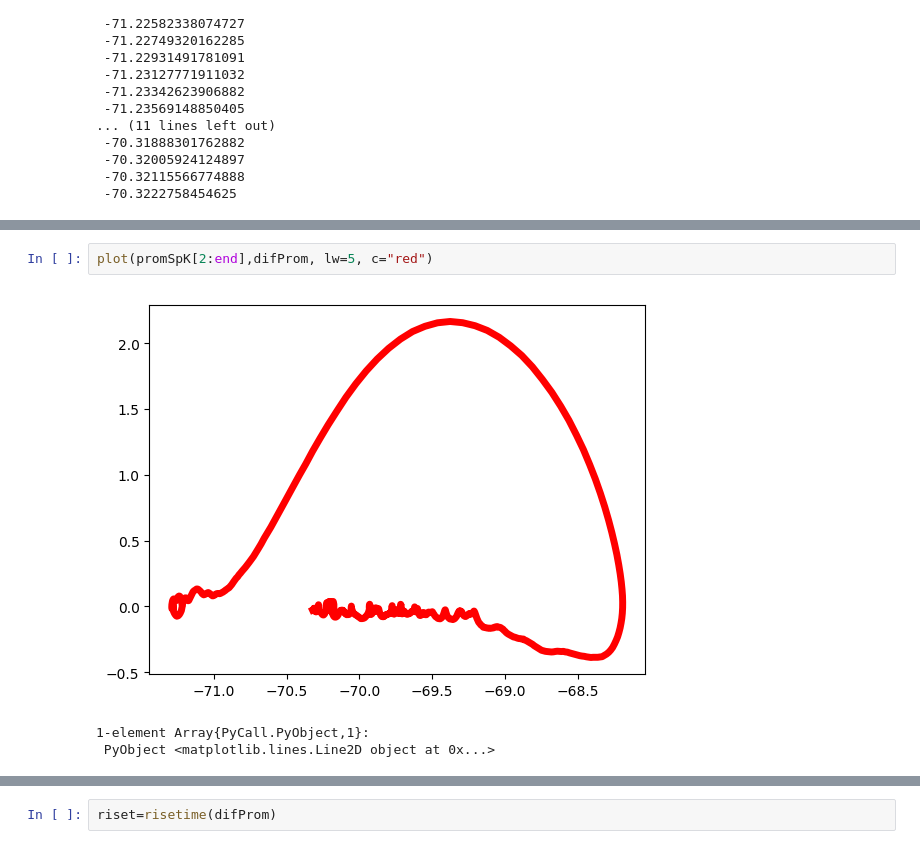
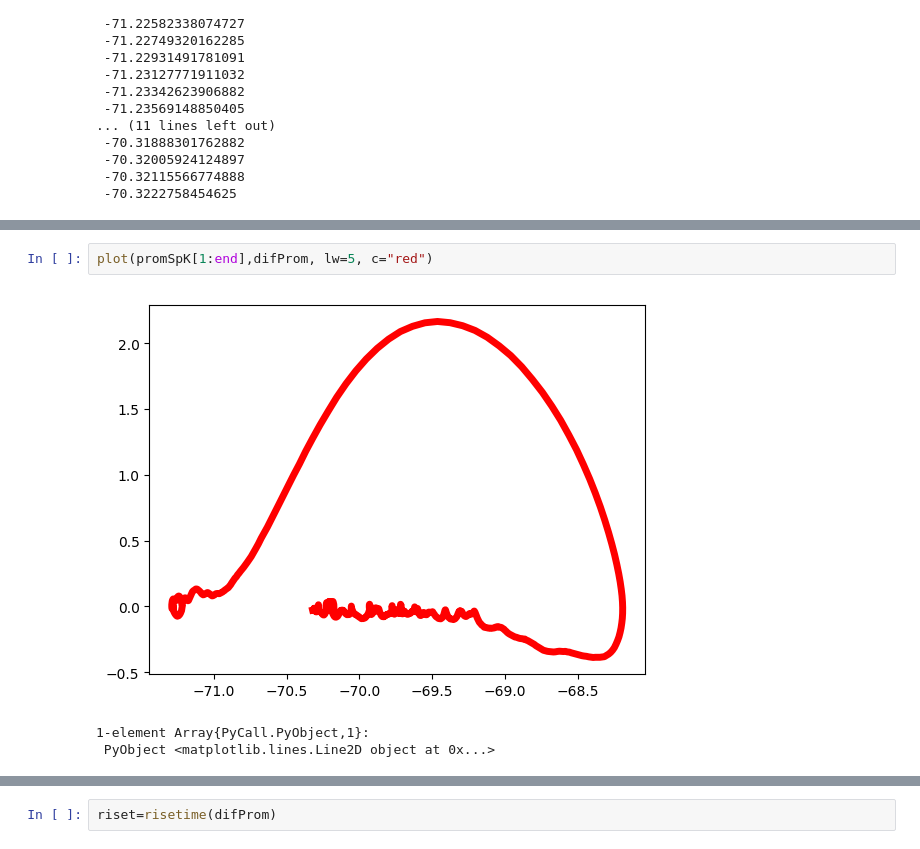
Before and after one commit to JoseJJAB/TrabajoCinvestav, a Jupyter notebook: SpikletDetection.ipynb, the cells around one changed output, grey strips where cells are left out. Cells and saved outputs as stored; diff of their text form.

```diff
--- a/SpikletDetection.ipynb
+++ b/SpikletDetection.ipynb
@@ -618,6 +642,6 @@ ddprom=derivadadt(difProm)
 # %%
-plot(promSpK[2:end],difProm, lw=5, c="red")
+plot(promSpK[1:end],difProm, lw=5, c="red")
 # %% [output]
-[figure, old version]
+[figure, new version]
 1-element Array{PyCall.PyObject,1}:
  PyObject <matplotlib.lines.Line2D object at 0x...>
```
Also changed, not shown: parts of 31 cells of this notebook.
